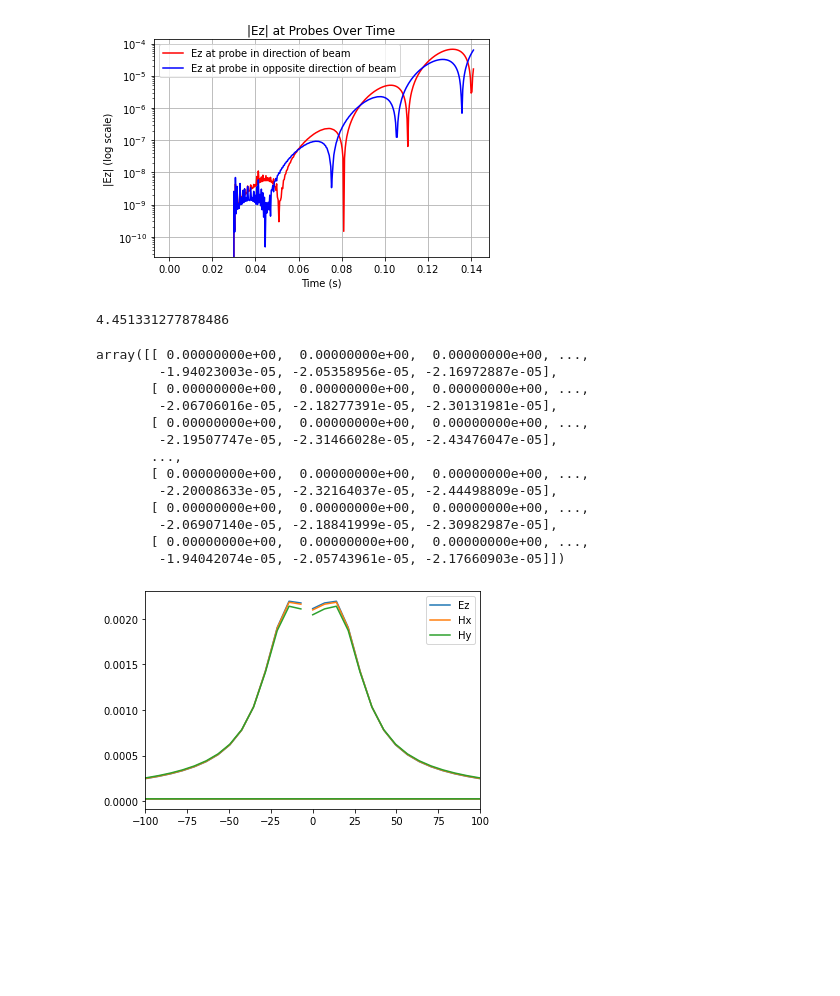
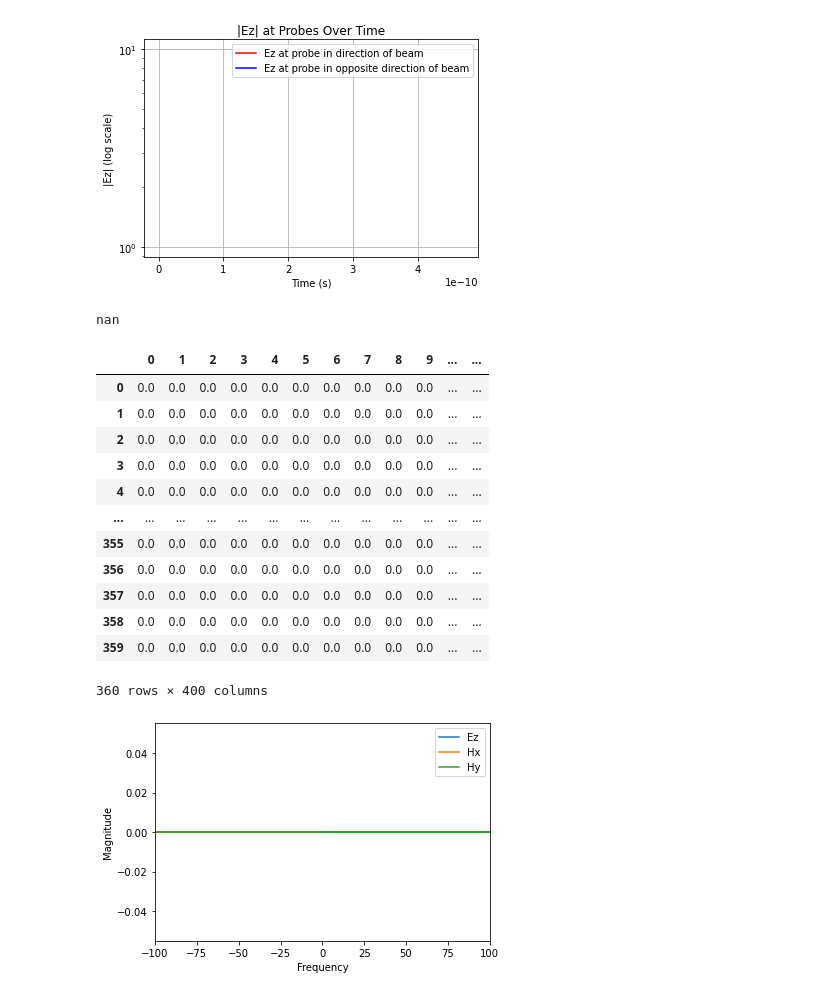
Before and after one commit to carrienlei/EE578FinalProject, a Jupyter notebook: phaseDelay.ipynb, the cells around one changed output. Drawn from its saved outputs; the diff is of its cells as text; code cells hidden in the pictures; blank space fills up the shorter version.

Commit message:
changed phase delay + add polar plot

```diff
--- a/phaseDelay.ipynb
+++ b/phaseDelay.ipynb
@@ -10,18 +10,19 @@
 import matplotlib.pyplot as plt
 import math
 import numpy as np
+import pandas as pd
 
 # Simulation Parameters
 e0 = 1
 mu0 = 1
-c0 = 1 / math.sqrt(e0 * mu0)
+c0 = 3e8 #1 / math.sqrt(e0 * mu0)
 dx = 0.5e-3 # unit cell is 0.5mm x 0.5mm
 dy = 0.5e-3
 magic_time_step = dx / (np.sqrt(2) * c0)
 max_time_steps = 400
 
 # Grid in cell units
-whole_grid = 100e-3 # whole grid = 200 mm
+whole_grid = 200e-3 # whole grid = 200 mm
 numX_cells = int(whole_grid / dx)
 numY_cells = int(whole_grid / dy)
 center_x = numX_cells // 2 # find center points
@@ -43,7 +44,7 @@ Hx = np.zeros((numX_cells, numY_cells))
 Hy = np.zeros((numX_cells, numY_cells))
 
 # Dipole Parameters
-numberAntennas = 2
+numberAntennas = 3
 dipole_epsilon = 100
 dipole_spacing_cells = int(15e-3 / dx) # space between dipoles = 15mm = 30 cells
 dipole_width = 1e-3 # dipole thickness = 1 mm
@@ -185,8 +186,8 @@ ky = k * np.sin(np.radians(theta0)) * np.sin(np.radians(phi0))
 phasedSources = []
 
 for location in sources:
-    # convert location to physical location in mm (not num cells)
-    phase = -(kx*location[0]*dx + ky*location[1]*dy) # in radians
+    # convert location to physical location in mm (not num cells) from center of array
+    phase = -(kx*(np.abs(location[0] - center_x))*dx + ky*(np.abs(location[1]-center_y))*dy) # in radians
     phasedSources.append((location[0], location[1], phase))
 
 print(phasedSources)
@@ -196,3 +197,10 @@ print(phasedSources)
+# %%
+phasedSources = []
+for location in sources:
+    x_meters = (location[0] - center_x) * dx  # distance relative to center in meters
+    y_meters = (location[1] - center_y) * dy
+    phase = -(k0 * (x_meters * np.cos(theta_target_rad) + y_meters * np.sin(theta_target_rad)))
+    phasedSources.append((x_idx, y_idx, phase))
 # %%
 # 2D FDTD Model
 
@@ -302,7 +310,7 @@ plt.legend()
 plt.grid(True)
 plt.show()
 # %% [output]
-[figure, old version]
+[figure, new version]
 # %%
 # Calculate gain difference between probes
 power_off = np.sum(Ez_probe ** 2)
@@ -310,42 +318,45 @@ power_beam = np.sum(Ez_probe_beam ** 2)
 gain_dB = 10 * np.log10(power_beam / power_off)
 gain_dB # which means the probe at direction of beam had about 2.5 times increase in power
 # %% [output]
-4.451331277878486
+nan
 # %%
-display(Ez_time_L1)
+df_Ez_time_L1 = pd.DataFrame(Ez_time_L1)
+display(df_Ez_time_L1)
 
-#perform DFT on each row in Ez_time_L1 matrix
-#taking fft of each spatial element
+# Perform DFT on each row in Ez_time_L1 matrix
+# Take fft of each spatial element into frequency domain
 Ez_L1_fft_vals=np.fft.fft(Ez_time_L1, axis=1)
 Ez_L1_freqs=np.fft.fftfreq(max_time_steps, d = magic_time_step)
 
 Hx_L1_fft_vals=np.fft.fft(Hx_time_L1, axis=1)
 Hx_L1_freqs=np.fft.fftfreq(max_time_steps, d = magic_time_step)
 
 Hy_L1_fft_vals=np.fft.fft(Hy_time_L1, axis=1)
 Hy_L1_freqs=np.fft.fftfreq(max_time_steps, d = magic_time_step)
 
-#sample plot:
+# Field spectra plot
 plt.figure()
 plt.plot(Ez_L1_freqs,np.abs(Ez_L1_fft_vals[50]), label = 'Ez')
 plt.plot(Hx_L1_freqs,np.abs(Hx_L1_fft_vals[50]), label = 'Hx')
 plt.plot(Hy_L1_freqs,np.abs(Hy_L1_fft_vals[50]), label = 'Hy')
+plt.xlabel("Frequency")
+plt.ylabel("Magnitude")
 plt.legend()
 plt.xlim([-100,100])
 plt.show()
 # %% [output]
+|  | 0 | 1 | 2 | 3 | 4 | 5 | 6 | 7 | 8 | 9 | ... | ... |
+| 0 | 0.0 | 0.0 | 0.0 | 0.0 | 0.0 | 0.0 | 0.0 | 0.0 | 0.0 | 0.0 | ... | ... |
+| 1 | 0.0 | 0.0 | 0.0 | 0.0 | 0.0 | 0.0 | 0.0 | 0.0 | 0.0 | 0.0 | ... | ... |
+| 2 | 0.0 | 0.0 | 0.0 | 0.0 | 0.0 | 0.0 | 0.0 | 0.0 | 0.0 | 0.0 | ... | ... |
+| 3 | 0.0 | 0.0 | 0.0 | 0.0 | 0.0 | 0.0 | 0.0 | 0.0 | 0.0 | 0.0 | ... | ... |
+| 4 | 0.0 | 0.0 | 0.0 | 0.0 | 0.0 | 0.0 | 0.0 | 0.0 | 0.0 | 0.0 | ... | ... |
+| ... | ... | ... | ... | ... | ... | ... | ... | ... | ... | ... | ... | ... |
+| 355 | 0.0 | 0.0 | 0.0 | 0.0 | 0.0 | 0.0 | 0.0 | 0.0 | 0.0 | 0.0 | ... | ... |
+| 356 | 0.0 | 0.0 | 0.0 | 0.0 | 0.0 | 0.0 | 0.0 | 0.0 | 0.0 | 0.0 | ... | ... |
+| 357 | 0.0 | 0.0 | 0.0 | 0.0 | 0.0 | 0.0 | 0.0 | 0.0 | 0.0 | 0.0 | ... | ... |
+| 358 | 0.0 | 0.0 | 0.0 | 0.0 | 0.0 | 0.0 | 0.0 | 0.0 | 0.0 | 0.0 | ... | ... |
+| 359 | 0.0 | 0.0 | 0.0 | 0.0 | 0.0 | 0.0 | 0.0 | 0.0 | 0.0 | 0.0 | ... | ... |
-array([[ 0.00000000e+00,  0.00000000e+00,  0.00000000e+00, ...,
-        -1.94023003e-05, -2.05358956e-05, -2.16972887e-05],
-       [ 0.00000000e+00,  0.00000000e+00,  0.00000000e+00, ...,
-        -2.06706016e-05, -2.18277391e-05, -2.30131981e-05],
-       [ 0.00000000e+00,  0.00000000e+00,  0.00000000e+00, ...,
-        -2.19507747e-05, -2.31466028e-05, -2.43476047e-05],
-       ...,
-       [ 0.00000000e+00,  0.00000000e+00,  0.00000000e+00, ...,
-        -2.20008633e-05, -2.32164037e-05, -2.44498809e-05],
-       [ 0.00000000e+00,  0.00000000e+00,  0.00000000e+00, ...,
-        -2.06907140e-05, -2.18841999e-05, -2.30982987e-05],
-       [ 0.00000000e+00,  0.00000000e+00,  0.00000000e+00, ...,
-        -1.94042074e-05, -2.05743961e-05, -2.17660903e-05]])
+360 rows × 400 columns
-[figure, old version]
+[figure, new version]
 # %%
```
Also changed, not shown: parts of 10 cells of this notebook.
